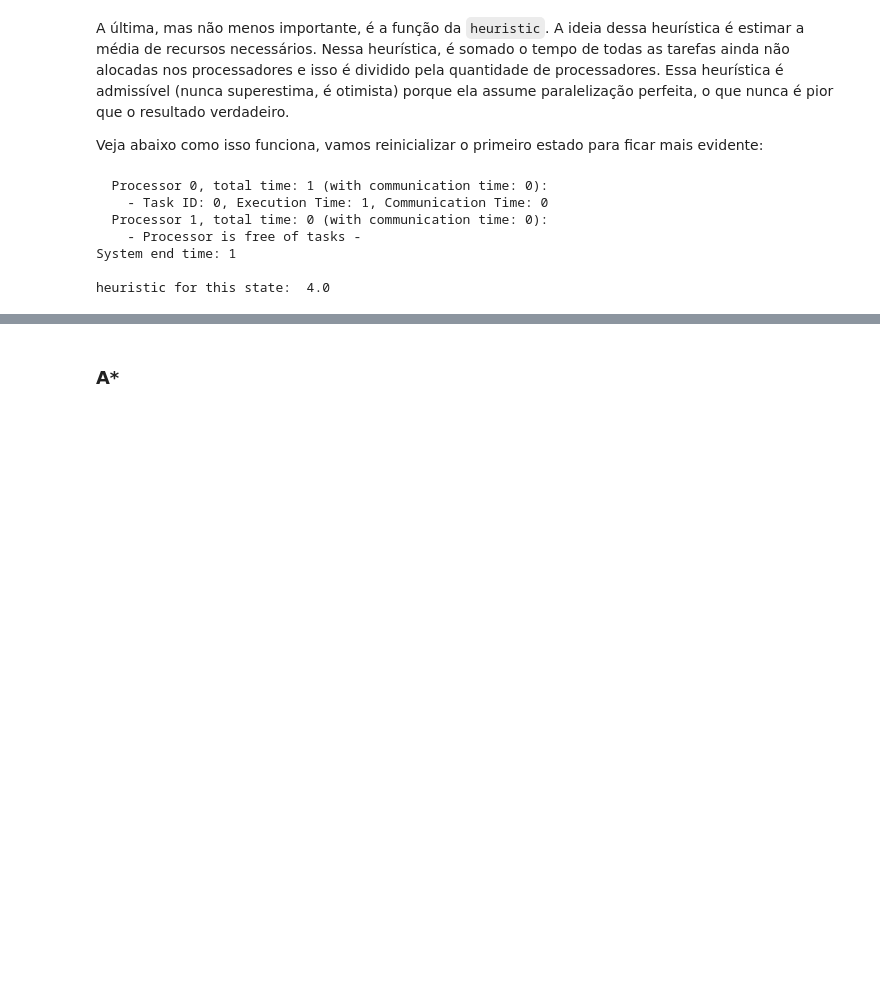
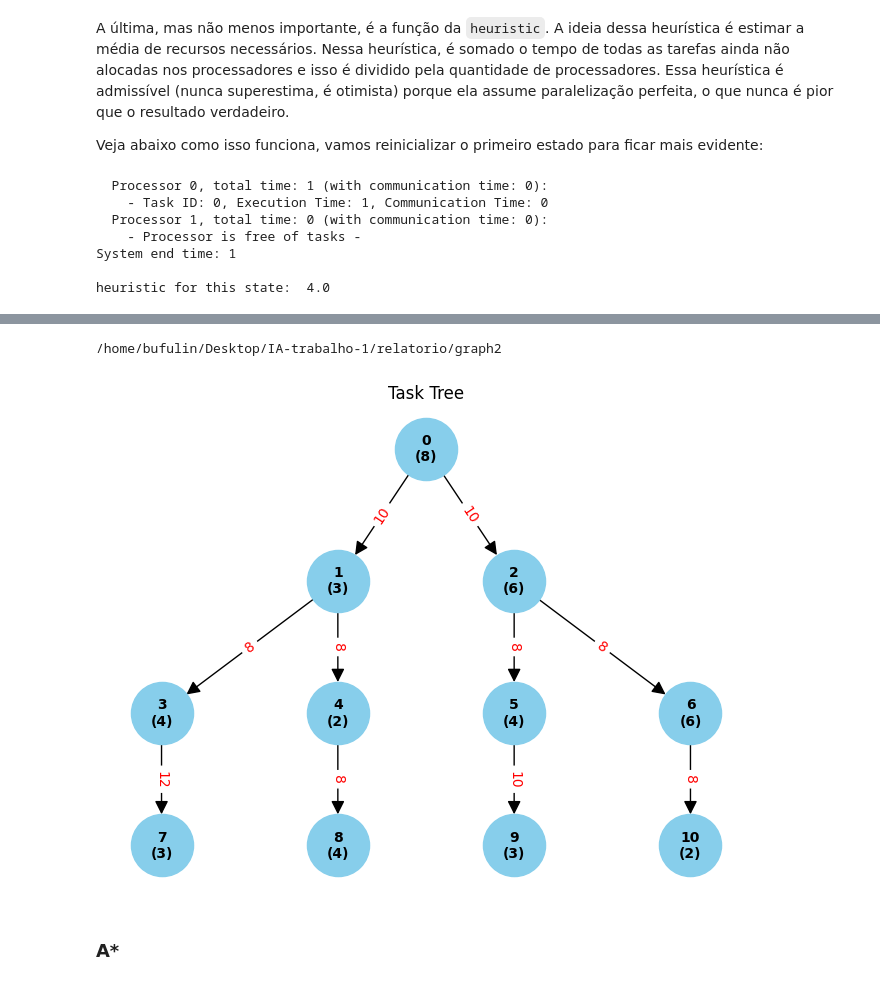
Before and after one commit to pedrohba1/IA-trabalho-1, a Jupyter notebook: relatorio/task_scheduling.ipynb, the cells around one changed output, grey strips where cells are left out. Drawn from its saved outputs; the diff is of its cells as text; code cells hidden in the pictures; blank space fills up the shorter version.

```diff
--- a/relatorio/task_scheduling.ipynb
+++ b/relatorio/task_scheduling.ipynb
@@ -215,3 +225,13 @@ No material de apoio foram deixados dois grafos que vamos usar nos nossos algori
+# %%
+# Now, you can join the notebook path with the relative path to your file
+file_path = os.path.join(notebook_path, "graph2")
+print(file_path)
+
+Gex_2 = read_graph(file_path)
+draw(Gex_2)
+# %% [output]
+/home/bufulin/Desktop/IA-trabalho-1/relatorio/graph2
+[figure, added]
 # %% [markdown]
 ### A*
 # %%
```
Also changed, not shown: parts of 10 cells of this notebook.
